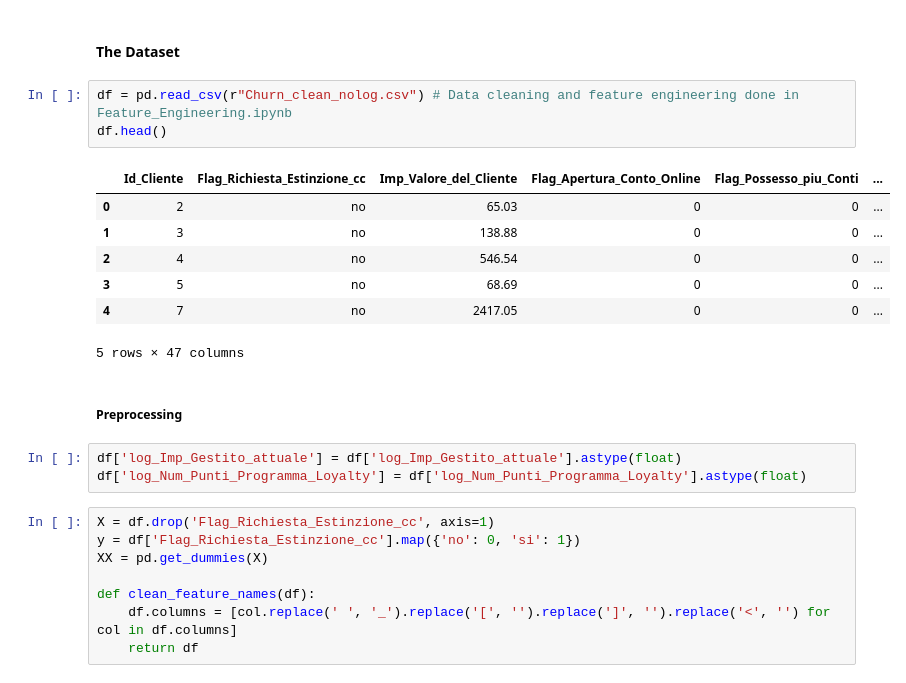
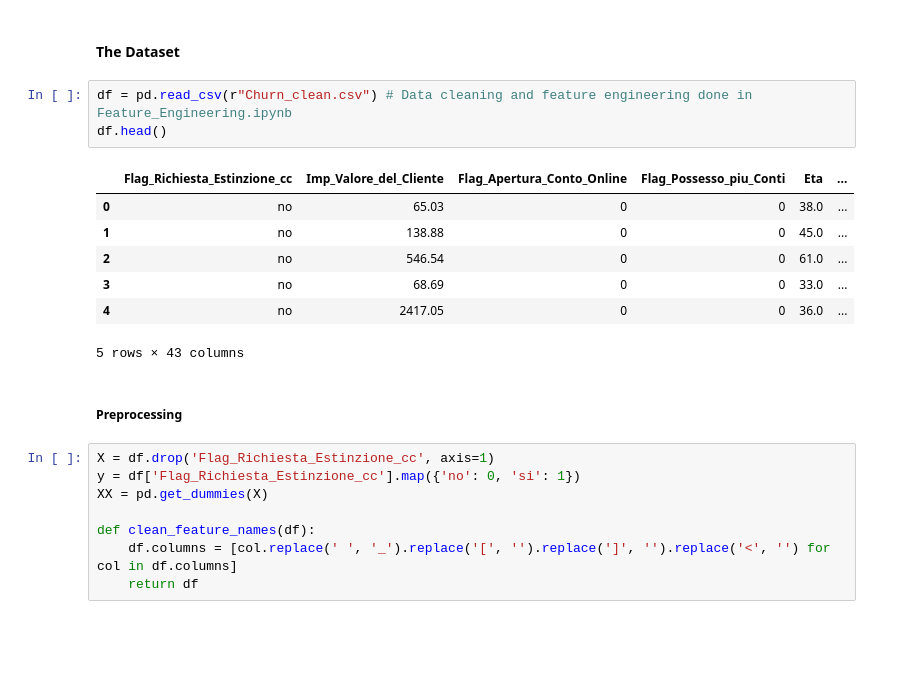
Before and after one commit to emanueleiacca/Analysis-on-Churn-Banking-Modeling-Dataset, a Jupyter notebook: Blackbox.ipynb, the cells around one changed output. Cells and saved outputs as stored; diff of their text form; blank space fills up the shorter version.

```diff
--- a/Blackbox.ipynb
+++ b/Blackbox.ipynb
@@ -30,21 +30,18 @@ c:\Users\maria\AppData\Local\Programs\Python\Python312\python.exe
 # %% [markdown]
 #### The Dataset
 # %%
-df = pd.read_csv(r"Churn_clean_nolog.csv") # Data cleaning and feature engineering done in Feature_Engineering.ipynb
+df = pd.read_csv(r"Churn_clean.csv") # Data cleaning and feature engineering done in Feature_Engineering.ipynb
 df.head()
 # %% [output]
-|  | Id_Cliente | Flag_Richiesta_Estinzione_cc | Imp_Valore_del_Cliente | Flag_Apertura_Conto_Online | Flag_Possesso_piu_Conti | ... |
-| 0 | 2 | no | 65.03 | 0 | 0 | ... |
-| 1 | 3 | no | 138.88 | 0 | 0 | ... |
-| 2 | 4 | no | 546.54 | 0 | 0 | ... |
-| 3 | 5 | no | 68.69 | 0 | 0 | ... |
-| 4 | 7 | no | 2417.05 | 0 | 0 | ... |
+|  | Flag_Richiesta_Estinzione_cc | Imp_Valore_del_Cliente | Flag_Apertura_Conto_Online | Flag_Possesso_piu_Conti | Eta | ... |
+| 0 | no | 65.03 | 0 | 0 | 38.0 | ... |
+| 1 | no | 138.88 | 0 | 0 | 45.0 | ... |
+| 2 | no | 546.54 | 0 | 0 | 61.0 | ... |
+| 3 | no | 68.69 | 0 | 0 | 33.0 | ... |
+| 4 | no | 2417.05 | 0 | 0 | 36.0 | ... |
-5 rows × 47 columns
+5 rows × 43 columns
 # %% [markdown]
 ##### Preprocessing
-# %%
-df['log_Imp_Gestito_attuale'] = df['log_Imp_Gestito_attuale'].astype(float)
-df['log_Num_Punti_Programma_Loyalty'] = df['log_Num_Punti_Programma_Loyalty'].astype(float)
 # %%
 X = df.drop('Flag_Richiesta_Estinzione_cc', axis=1)
 y = df['Flag_Richiesta_Estinzione_cc'].map({'no': 0, 'si': 1})
```
Also changed, not shown: parts of 2 cells of this notebook, 9 other files.
